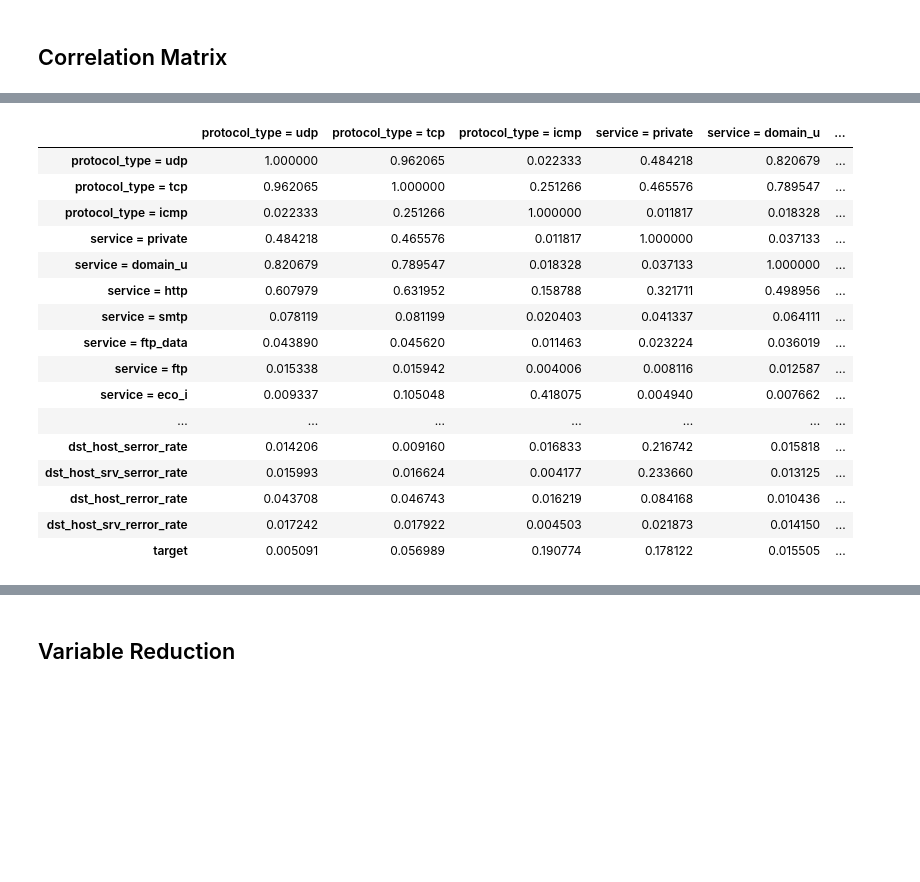
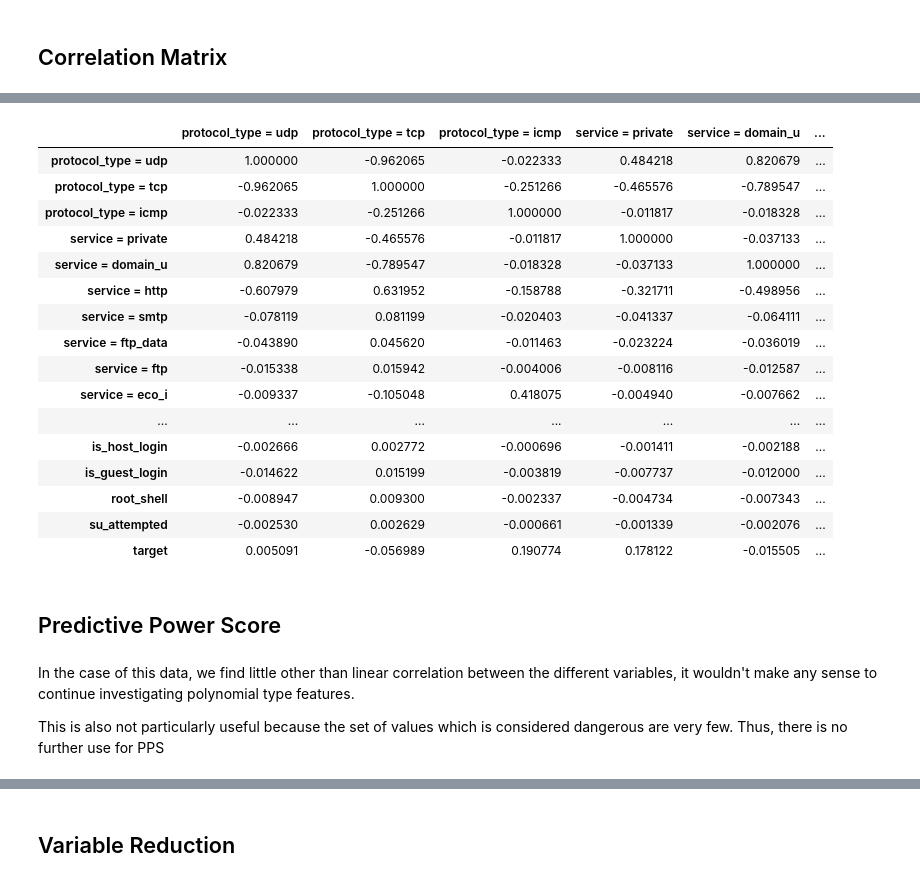
Before and after one commit to KarlDavidson/1000ml_Project6, a Jupyter notebook: Data_Exploration.ipynb, the cells around one changed output, grey strips where cells are left out. Drawn from its saved outputs; the diff is of its cells as text; code cells hidden in the pictures; blank space fills up the shorter version.

Commit message:
Finished Data exploration. Export new data and continue to analysis

```diff
--- a/Data_Exploration.ipynb
+++ b/Data_Exploration.ipynb
@@ -13,3 +24,6 @@ df = pd.read_csv('data/intrusion_detection.csv')
+# %%
+# Read from colab instead
+df = pd.read_csv('/content/drive/My Drive/1000ml/Project 6 - Intrusion Detection/1000ml_Project6/data/intrusion_detection.csv')
 # %% [markdown]
 ## Basic Exploration
 # %%
@@ -181,7 +195,7 @@ id is also as unique as the number of records, and is thus not useful either.
 Rename the outlier column to target. It makes the most sense to be the target, as its not in the data dictionary.
 # %%
 # Drop land and id
-df_temp = df.drop(columns=['id','land = 0', 'num_outbounds_cmds'])
+df_temp = df.drop(columns=['Unnamed: 0','id','land = 0', 'num_outbounds_cmds'])
 
 # make a target column
 bool_map = {'yes':1, 'no':0}
@@ -262,20 +286,26 @@ len(cat_cols)
 # %%
-intrusion_df.corr().abs()
+intrusion_df[cat_cols+[target]].corr()
 # %% [output]
 |  | protocol_type = udp | protocol_type = tcp | protocol_type = icmp | service = private | service = domain_u | ... |
-| protocol_type = udp | 1.000000 | 0.962065 | 0.022333 | 0.484218 | 0.820679 | ... |
-| protocol_type = tcp | 0.962065 | 1.000000 | 0.251266 | 0.465576 | 0.789547 | ... |
-| protocol_type = icmp | 0.022333 | 0.251266 | 1.000000 | 0.011817 | 0.018328 | ... |
-| service = private | 0.484218 | 0.465576 | 0.011817 | 1.000000 | 0.037133 | ... |
-| service = domain_u | 0.820679 | 0.789547 | 0.018328 | 0.037133 | 1.000000 | ... |
-| service = http | 0.607979 | 0.631952 | 0.158788 | 0.321711 | 0.498956 | ... |
-| service = smtp | 0.078119 | 0.081199 | 0.020403 | 0.041337 | 0.064111 | ... |
-| service = ftp_data | 0.043890 | 0.045620 | 0.011463 | 0.023224 | 0.036019 | ... |
-| service = ftp | 0.015338 | 0.015942 | 0.004006 | 0.008116 | 0.012587 | ... |
-| service = eco_i | 0.009337 | 0.105048 | 0.418075 | 0.004940 | 0.007662 | ... |
+| protocol_type = udp | 1.000000 | -0.962065 | -0.022333 | 0.484218 | 0.820679 | ... |
+| protocol_type = tcp | -0.962065 | 1.000000 | -0.251266 | -0.465576 | -0.789547 | ... |
+| protocol_type = icmp | -0.022333 | -0.251266 | 1.000000 | -0.011817 | -0.018328 | ... |
+| service = private | 0.484218 | -0.465576 | -0.011817 | 1.000000 | -0.037133 | ... |
+| service = domain_u | 0.820679 | -0.789547 | -0.018328 | -0.037133 | 1.000000 | ... |
+| service = http | -0.607979 | 0.631952 | -0.158788 | -0.321711 | -0.498956 | ... |
+| service = smtp | -0.078119 | 0.081199 | -0.020403 | -0.041337 | -0.064111 | ... |
+| service = ftp_data | -0.043890 | 0.045620 | -0.011463 | -0.023224 | -0.036019 | ... |
+| service = ftp | -0.015338 | 0.015942 | -0.004006 | -0.008116 | -0.012587 | ... |
+| service = eco_i | -0.009337 | -0.105048 | 0.418075 | -0.004940 | -0.007662 | ... |
 | ... | ... | ... | ... | ... | ... | ... |
-| dst_host_serror_rate | 0.014206 | 0.009160 | 0.016833 | 0.216742 | 0.015818 | ... |
-| dst_host_srv_serror_rate | 0.015993 | 0.016624 | 0.004177 | 0.233660 | 0.013125 | ... |
-| dst_host_rerror_rate | 0.043708 | 0.046743 | 0.016219 | 0.084168 | 0.010436 | ... |
-| dst_host_srv_rerror_rate | 0.017242 | 0.017922 | 0.004503 | 0.021873 | 0.014150 | ... |
-| target | 0.005091 | 0.056989 | 0.190774 | 0.178122 | 0.015505 | ... |
+| is_host_login | -0.002666 | 0.002772 | -0.000696 | -0.001411 | -0.002188 | ... |
+| is_guest_login | -0.014622 | 0.015199 | -0.003819 | -0.007737 | -0.012000 | ... |
+| root_shell | -0.008947 | 0.009300 | -0.002337 | -0.004734 | -0.007343 | ... |
+| su_attempted | -0.002530 | 0.002629 | -0.000661 | -0.001339 | -0.002076 | ... |
+| target | 0.005091 | -0.056989 | 0.190774 | 0.178122 | -0.015505 | ... |
+# %% [markdown]
+## Predictive Power Score
+# %% [markdown]
+In the case of this data, we find little other than linear correlation between the different variables, it wouldn't make any sense to continue investigating polynomial type features.
+
+This is also not particularly useful because the set of values which is considered dangerous are very few. Thus, there is no further use for PPS
```
Also changed, not shown: parts of 14 cells of this notebook, 1 other file.
